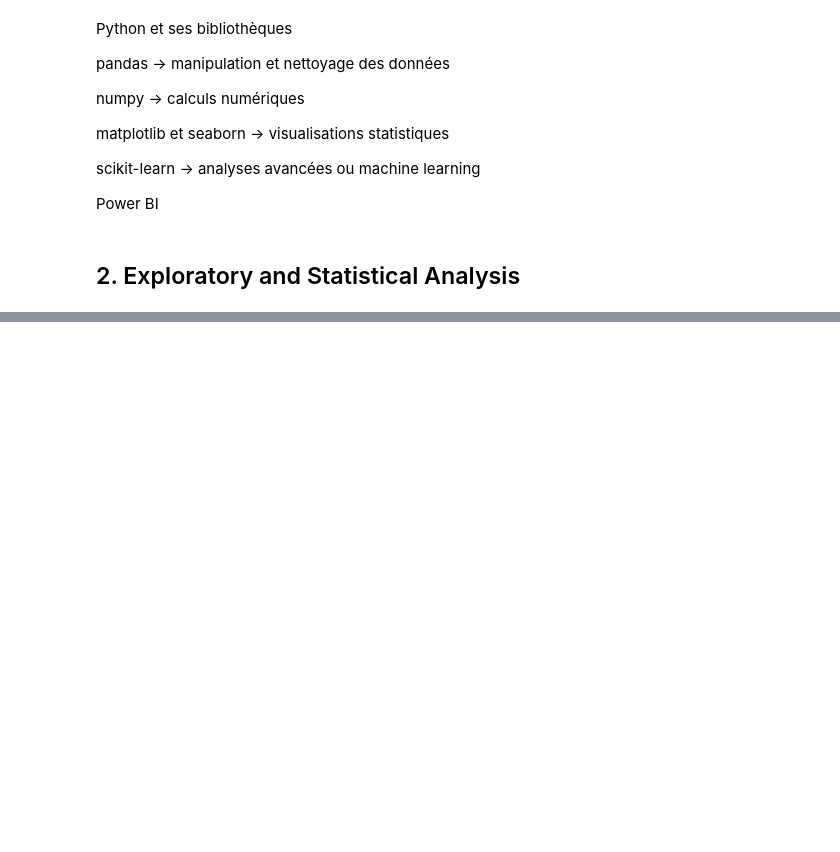
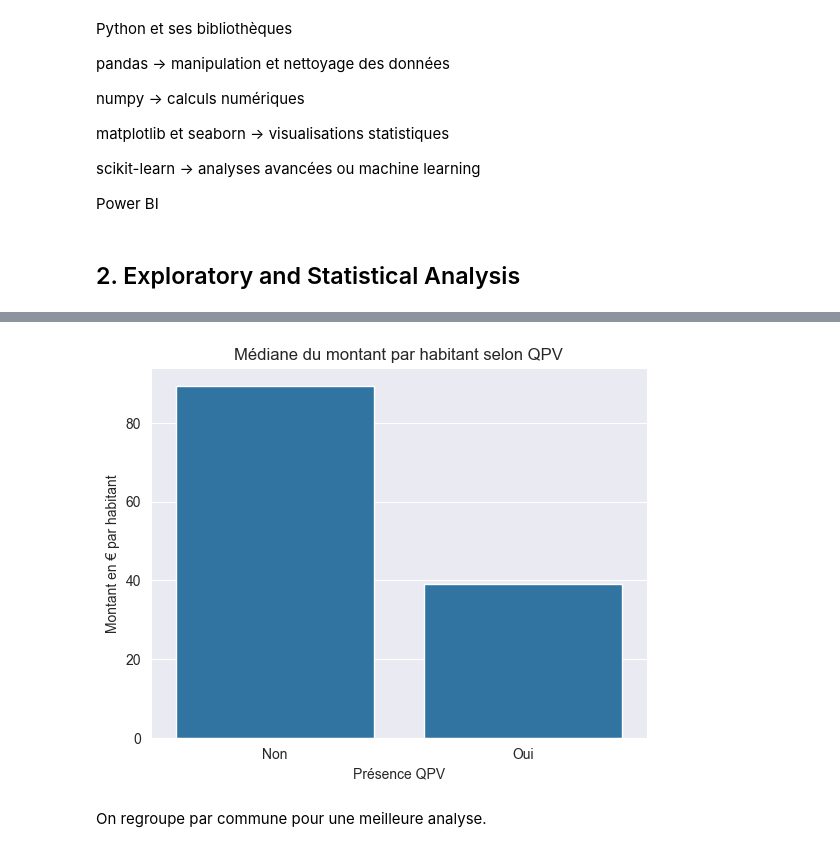
Before and after one commit to vincentmori/Projet_BI_MORIN_DOAT_MOUTON_ROBERT_MAEDER_LAMBERT, a Jupyter notebook: Notebook/exploratory.ipynb, the cells around one changed output, grey strips where cells are left out. Cells and saved outputs as stored; diff of their text form; code cells hidden in the pictures; blank space fills up the shorter version.

```diff
--- a/Notebook/exploratory.ipynb
+++ b/Notebook/exploratory.ipynb
@@ -490,0 +591,10 @@ np.int64(3728936)
+# %%
+medians_qpv = df_clean.groupby("Présence QPV")["Montant en € par habitant"].median().reset_index()
+
+sns.barplot(data=medians_qpv, x="Présence QPV", y="Montant en € par habitant")
+plt.title("Médiane du montant par habitant selon QPV")
+plt.show()
+# %% [output]
+[figure, added]
+# %% [markdown]
+On regroupe par commune pour une meilleure analyse.
```
Also changed, not shown: parts of 21 cells of this notebook.
